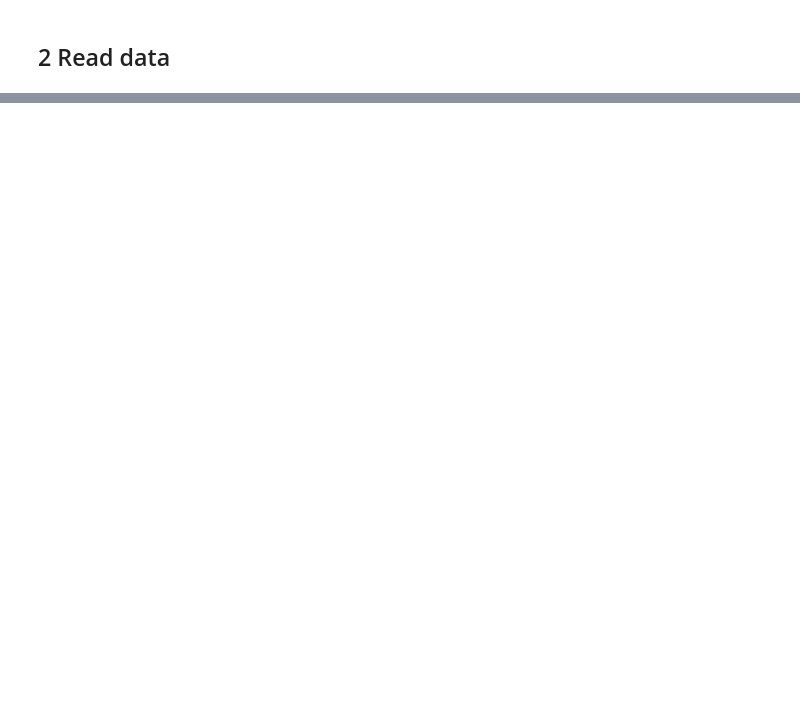
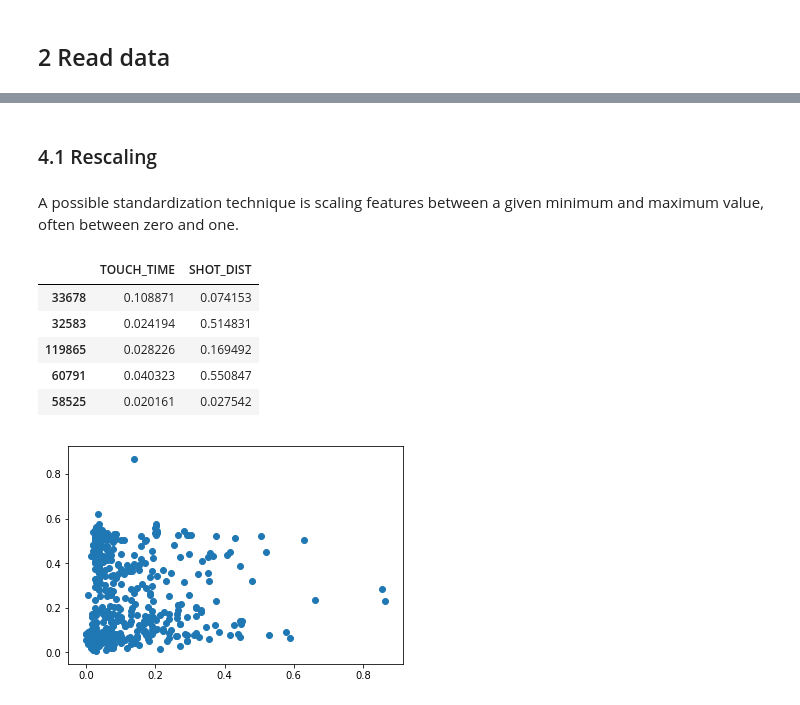
Before and after one commit to LDSSA/learning-units, a Jupyter notebook: units/14-working-with-real-data/examples/predicting-field-goals-made-nba.ipynb, the cells around one changed output, grey strips where cells are left out. Saved outputs shown, nothing was run; the diff lists cells and outputs as text; code cells hidden in the pictures; blank space fills up the shorter version.

```diff
--- a/units/14-working-with-real-data/examples/predicting-field-goals-made-nba.ipynb
+++ b/units/14-working-with-real-data/examples/predicting-field-goals-made-nba.ipynb
@@ -427,0 +333,29 @@ accuracy_score(y_test, y_pred)
+# %% [markdown]
+### 4.1 Rescaling
+# %% [markdown]
+A possible standardization technique is scaling features between a given minimum and maximum value, often between zero and one.
+# %%
+def rescale_columns(data, colnames, total_samples_preview):
+
+    scaler = pp.MinMaxScaler()
+
+    rescaled_data = data[colnames]
+    rescaled_data = scaler.fit_transform(rescaled_data)
+    rescaled_data = pd.DataFrame(rescaled_data, columns=colnames)
+
+    rescaled_data_sample = rescaled_data.sample(n=5)
+
+    scatter_plot_two_features(rescaled_data, colnames, total_samples_preview)
+
+    return rescaled_data_sample
+
+
+rescale_columns(data, cols, 500)
+# %% [output]
+|  | TOUCH_TIME | SHOT_DIST |
+| 33678 | 0.108871 | 0.074153 |
+| 32583 | 0.024194 | 0.514831 |
+| 119865 | 0.028226 | 0.169492 |
+| 60791 | 0.040323 | 0.550847 |
+| 58525 | 0.020161 | 0.027542 |
+[figure, added]
```
Also changed, not shown: parts of 91 cells of this notebook, 5 other files.
